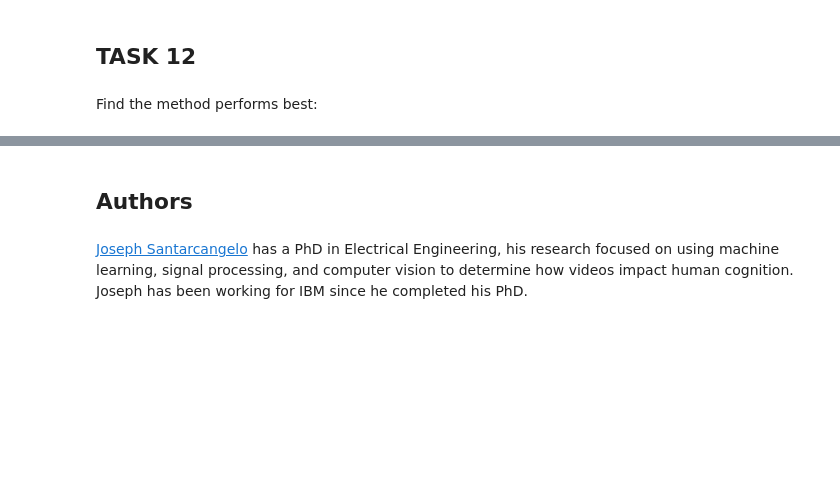
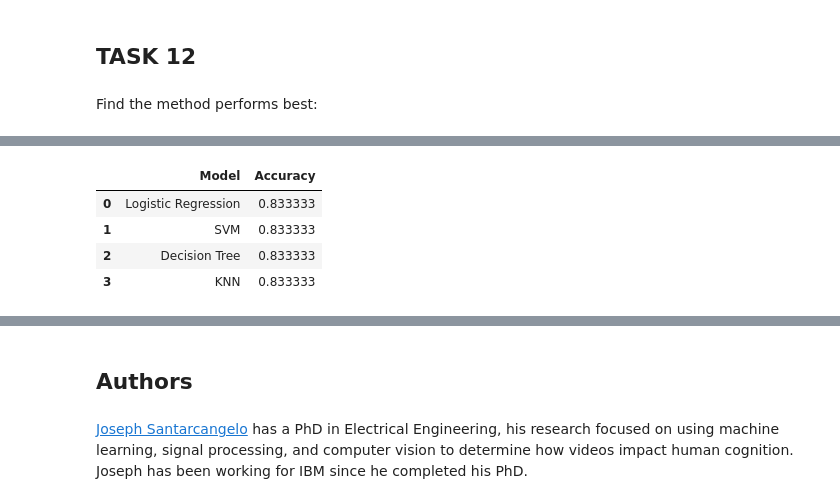
Before and after one commit to WNT-W/data_science_capstone, a Jupyter notebook: 08_predictive_analysis_classification.ipynb, the cells around one changed output, grey strips where cells are left out. Drawn from its saved outputs; the diff is of its cells as text; code cells hidden in the pictures; blank space fills up the shorter version.

```diff
--- a/08_predictive_analysis_classification.ipynb
+++ b/08_predictive_analysis_classification.ipynb
@@ -369 +369,21 @@ Tree Regression: 0.8888888888888888
 KNN Regression: 0.8333333333333334
+# %%
+logreg_cv_score = logreg_cv_best.score(X_test, Y_test)
+svm_cv_score = svm_cv_best.score(X_test, Y_test)
+tree_cv_score = tree_cv_best.score(X_test, Y_test)
+knn_cv_score = knn_cv_best.score(X_test, Y_test)
+
+score_df = pd.DataFrame(
+    data={
+        'Model': ['Logistic Regression', 'SVM', 'Decision Tree', 'KNN'],
+        'Accuracy': [logreg_cv_score, svm_cv_score, tree_cv_score, knn_cv_score]
+    }
+)
+
+score_df
+# %% [output]
+|  | Model | Accuracy |
+| 0 | Logistic Regression | 0.833333 |
+| 1 | SVM | 0.833333 |
+| 2 | Decision Tree | 0.833333 |
+| 3 | KNN | 0.833333 |
```
Also changed, not shown: parts of 5 cells of this notebook.
